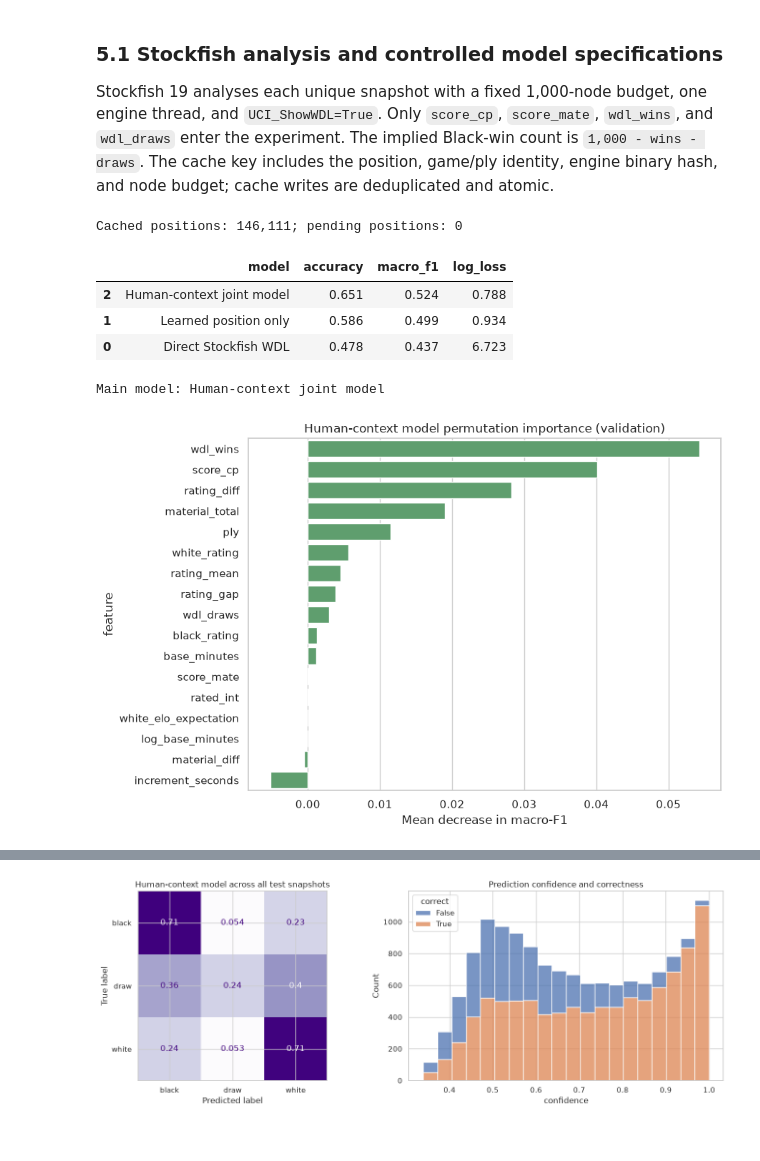
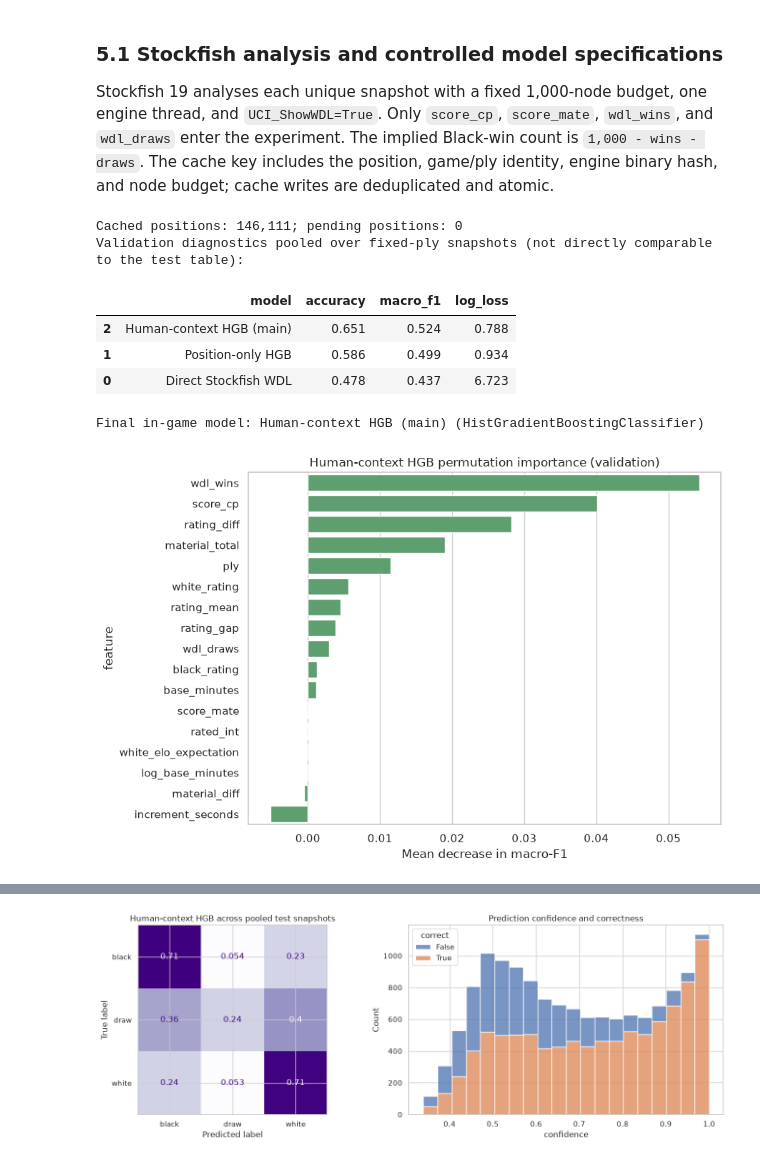
Before and after one commit to processor-zhong/Chess, a Jupyter notebook: CA6001_chess_outcome_prediction.ipynb, the cells around one changed output, grey strips where cells are left out. Drawn from its saved outputs; the diff is of its cells as text; code cells hidden in the pictures.

```diff
--- a/CA6001_chess_outcome_prediction.ipynb
+++ b/CA6001_chess_outcome_prediction.ipynb
@@ -405,7 +407,7 @@ prematch_candidates = {
         ("scale", StandardScaler()),
         ("model", LogisticRegression(max_iter=2_000, class_weight="balanced", random_state=SEED)),
     ]),
-    "Histogram gradient boosting": HistGradientBoostingClassifier(
+    "Pre-match HGB": HistGradientBoostingClassifier(
         learning_rate=0.07,
         max_iter=250,
         max_leaf_nodes=23,
@@ -417,19 +419,21 @@ prematch_candidates = {
 
 validation_rows = []
 for name, model in prematch_candidates.items():
-    if name == "Histogram gradient boosting":
+    if name == "Pre-match HGB":
         model.fit(X_train_pre, y_train, sample_weight=train_sample_weights)
     else:
         model.fit(X_train_pre, y_train)
     validation_rows.append(metric_row(name, y_val, model.predict_proba(X_val_pre)))
 
 prematch_validation = pd.DataFrame(validation_rows).sort_values("macro_f1", ascending=False)
+print("Validation-only candidate selection:")
 display(prematch_validation.style.format({"accuracy": "{:.3f}", "macro_f1": "{:.3f}", "log_loss": "{:.3f}"}))
 
 best_prematch_name = prematch_validation.iloc[0]["model"]
 best_prematch = prematch_candidates[best_prematch_name]
 prematch_test_proba = best_prematch.predict_proba(X_test_pre)
 prematch_test_metrics = pd.DataFrame([metric_row(best_prematch_name, y_test, prematch_test_proba)])
-print(f"Selected pre-match model: {best_prematch_name}")
+print(f"Selected initial model: {best_prematch_name}")
+print("Held-out test estimate for the selected 0% model only:")
 display(prematch_test_metrics.style.format({"accuracy": "{:.3f}", "macro_f1": "{:.3f}", "log_loss": "{:.3f}"}))
 # %% [output]
@@ -699,8 +711,8 @@ snapshot_weights[snapshot_masks["train"]] = [
 snapshot_weights[snapshot_masks["train"]] /= snapshot_weights[snapshot_masks["train"]].mean()
 
 MODEL_SPECS = {
-    "Learned position only": STOCKFISH_FEATURES + MANUAL_FEATURES,
-    "Human-context joint model": PREMATCH_FEATURES + STOCKFISH_FEATURES + MANUAL_FEATURES,
+    "Position-only HGB": STOCKFISH_FEATURES + MANUAL_FEATURES,
+    "Human-context HGB (main)": PREMATCH_FEATURES + STOCKFISH_FEATURES + MANUAL_FEATURES,
 }
 
 
@@ -723,39 +735,41 @@ test_probas = {
 
 for name, features in MODEL_SPECS.items():
     model = HistGradientBoostingClassifier(
         learning_rate=0.08,
         max_iter=240,
         max_leaf_nodes=31,
         l2_regularization=1.0,
         early_stopping=True,
         random_state=SEED,
     )
     model.fit(
         snapshots.loc[snapshot_masks["train"], features],
         y_snapshot[snapshot_masks["train"]],
         sample_weight=snapshot_weights[snapshot_masks["train"]],
     )
     position_models[name] = model
     validation_probas[name] = model.predict_proba(snapshots.loc[snapshot_masks["validation"], features])
     test_probas[name] = model.predict_proba(snapshots.loc[snapshot_masks["test"], features])
 
 validation_comparison = pd.DataFrame([
     metric_row(name, y_snapshot[snapshot_masks["validation"]], probabilities)
     for name, probabilities in validation_probas.items()
 ]).sort_values("macro_f1", ascending=False)
+print("Validation diagnostics pooled over fixed-ply snapshots (not directly comparable to the test table):")
 display(validation_comparison.style.format({"accuracy": "{:.3f}", "macro_f1": "{:.3f}", "log_loss": "{:.3f}"}))
 
-MAIN_MODEL_NAME = "Human-context joint model"
+MAIN_MODEL_NAME = "Human-context HGB (main)"
 main_model = position_models[MAIN_MODEL_NAME]
 main_features = MODEL_SPECS[MAIN_MODEL_NAME]
-print(f"Main model: {MAIN_MODEL_NAME}")
+print(f"Final in-game model: {MAIN_MODEL_NAME} ({type(main_model).__name__})")
 # %% [output]
 Cached positions: 146,111; pending positions: 0
+Validation diagnostics pooled over fixed-ply snapshots (not directly comparable to the test table):
 |  | model | accuracy | macro_f1 | log_loss |
-| 2 | Human-context joint model | 0.651 | 0.524 | 0.788 |
-| 1 | Learned position only | 0.586 | 0.499 | 0.934 |
+| 2 | Human-context HGB (main) | 0.651 | 0.524 | 0.788 |
+| 1 | Position-only HGB | 0.586 | 0.499 | 0.934 |
 | 0 | Direct Stockfish WDL | 0.478 | 0.437 | 6.723 |
-Main model: Human-context joint model
+Final in-game model: Human-context HGB (main) (HistGradientBoostingClassifier)
 # %%
 main_importance = permutation_importance(
     main_model,
@@ -774,13 +788,13 @@ importance_frame = pd.DataFrame({
 
 plt.figure(figsize=(9, 6))
 sns.barplot(data=importance_frame, x="mean_macro_f1_drop", y="feature", color="#55a868")
-plt.title("Human-context model permutation importance (validation)")
+plt.title("Human-context HGB permutation importance (validation)")
 plt.xlabel("Mean decrease in macro-F1")
 plt.tight_layout()
 plt.savefig(FIGURE_DIR / "04_human_context_feature_importance.png", dpi=300, bbox_inches="tight")
 plt.show()
 # %% [output]
-[figure, old version]
+[figure, new version]
 # %% [markdown]
 ## 6. Controlled comparison and progressive evaluation
 
```
Also changed, not shown: parts of 9 cells of this notebook, 6 other files.
